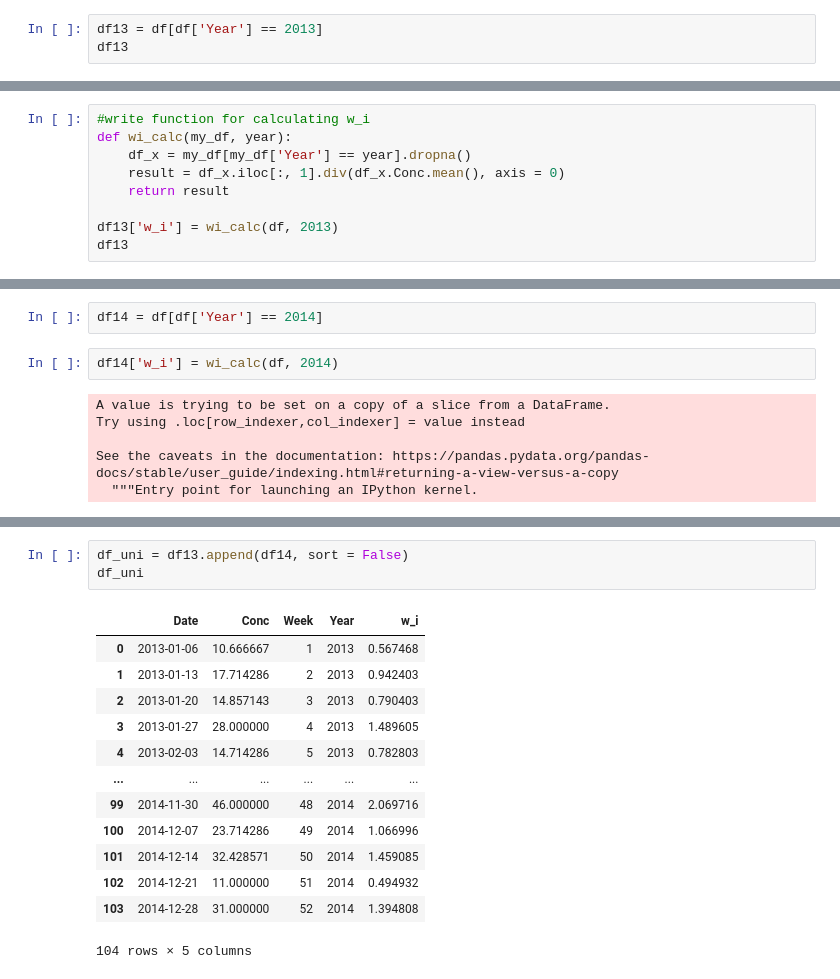
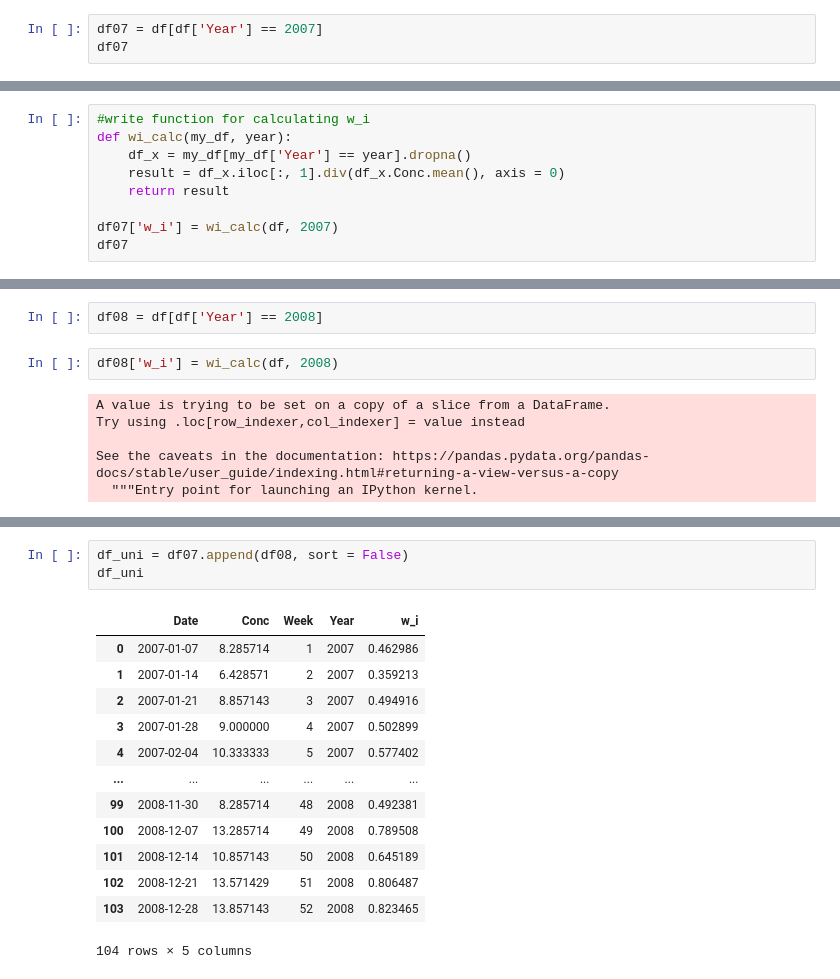
Before and after one commit to ADv0rnik/Data-analysis-for-JER, a Jupyter notebook: Airborne_activity_Mazyr.ipynb, the cells around one changed output, grey strips where cells are left out. Saved outputs shown, nothing was run; the diff lists cells and outputs as text.

```diff
--- a/Airborne_activity_Mazyr.ipynb
+++ b/Airborne_activity_Mazyr.ipynb
@@ -86,5 +86,5 @@ df
 # %%
-df13 = df[df['Year'] == 2013]
-df13
+df07 = df[df['Year'] == 2007]
+df07
 # %% [output]
 |  | Date | Conc | Week | Year |
@@ -113,8 +113,8 @@ def wi_calc(my_df, year):
     result = df_x.iloc[:, 1].div(df_x.Conc.mean(), axis = 0)
     return result
 
-df13['w_i'] = wi_calc(df, 2013)
-df13
+df07['w_i'] = wi_calc(df, 2007)
+df07
 # %% [output]
 A value is trying to be set on a copy of a slice from a DataFrame.
 Try using .loc[row_indexer,col_indexer] = value instead
@@ -141,7 +141,7 @@ See the caveats in the documentation: https://pandas.pydata.org/pandas-docs/stab
 # %%
-df14 = df[df['Year'] == 2014]
+df08 = df[df['Year'] == 2008]
 # %%
-df14['w_i'] = wi_calc(df, 2014)
+df08['w_i'] = wi_calc(df, 2008)
 # %% [output]
 A value is trying to be set on a copy of a slice from a DataFrame.
 Try using .loc[row_indexer,col_indexer] = value instead
@@ -261,18 +393,18 @@ df18
 # %%
-df_uni = df13.append(df14, sort = False)
+df_uni = df07.append(df08, sort = False)
 df_uni
 # %% [output]
 |  | Date | Conc | Week | Year | w_i |
-| 0 | 2013-01-06 | 10.666667 | 1 | 2013 | 0.567468 |
-| 1 | 2013-01-13 | 17.714286 | 2 | 2013 | 0.942403 |
-| 2 | 2013-01-20 | 14.857143 | 3 | 2013 | 0.790403 |
-| 3 | 2013-01-27 | 28.000000 | 4 | 2013 | 1.489605 |
-| 4 | 2013-02-03 | 14.714286 | 5 | 2013 | 0.782803 |
+| 0 | 2007-01-07 | 8.285714 | 1 | 2007 | 0.462986 |
+| 1 | 2007-01-14 | 6.428571 | 2 | 2007 | 0.359213 |
+| 2 | 2007-01-21 | 8.857143 | 3 | 2007 | 0.494916 |
+| 3 | 2007-01-28 | 9.000000 | 4 | 2007 | 0.502899 |
+| 4 | 2007-02-04 | 10.333333 | 5 | 2007 | 0.577402 |
 | ... | ... | ... | ... | ... | ... |
-| 99 | 2014-11-30 | 46.000000 | 48 | 2014 | 2.069716 |
-| 100 | 2014-12-07 | 23.714286 | 49 | 2014 | 1.066996 |
-| 101 | 2014-12-14 | 32.428571 | 50 | 2014 | 1.459085 |
-| 102 | 2014-12-21 | 11.000000 | 51 | 2014 | 0.494932 |
-| 103 | 2014-12-28 | 31.000000 | 52 | 2014 | 1.394808 |
+| 99 | 2008-11-30 | 8.285714 | 48 | 2008 | 0.492381 |
+| 100 | 2008-12-07 | 13.285714 | 49 | 2008 | 0.789508 |
+| 101 | 2008-12-14 | 10.857143 | 50 | 2008 | 0.645189 |
+| 102 | 2008-12-21 | 13.571429 | 51 | 2008 | 0.806487 |
+| 103 | 2008-12-28 | 13.857143 | 52 | 2008 | 0.823465 |
 104 rows × 5 columns
 # %%
```
Also changed, not shown: parts of 29 cells of this notebook.
